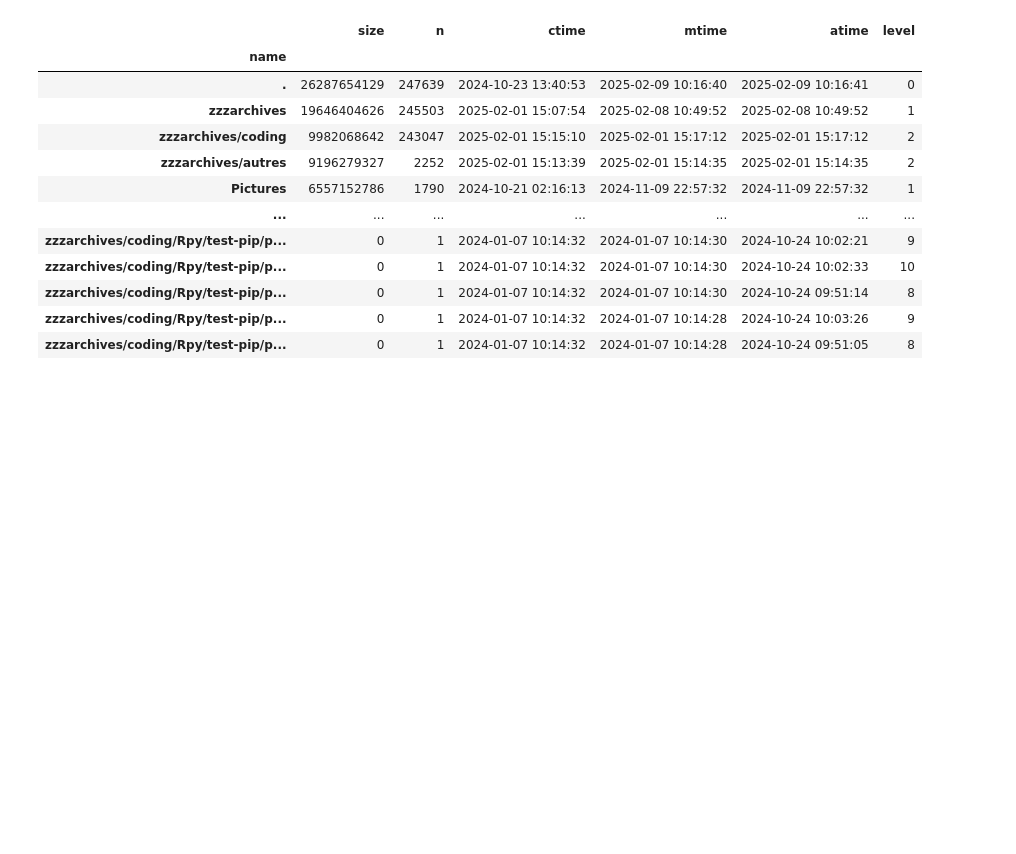
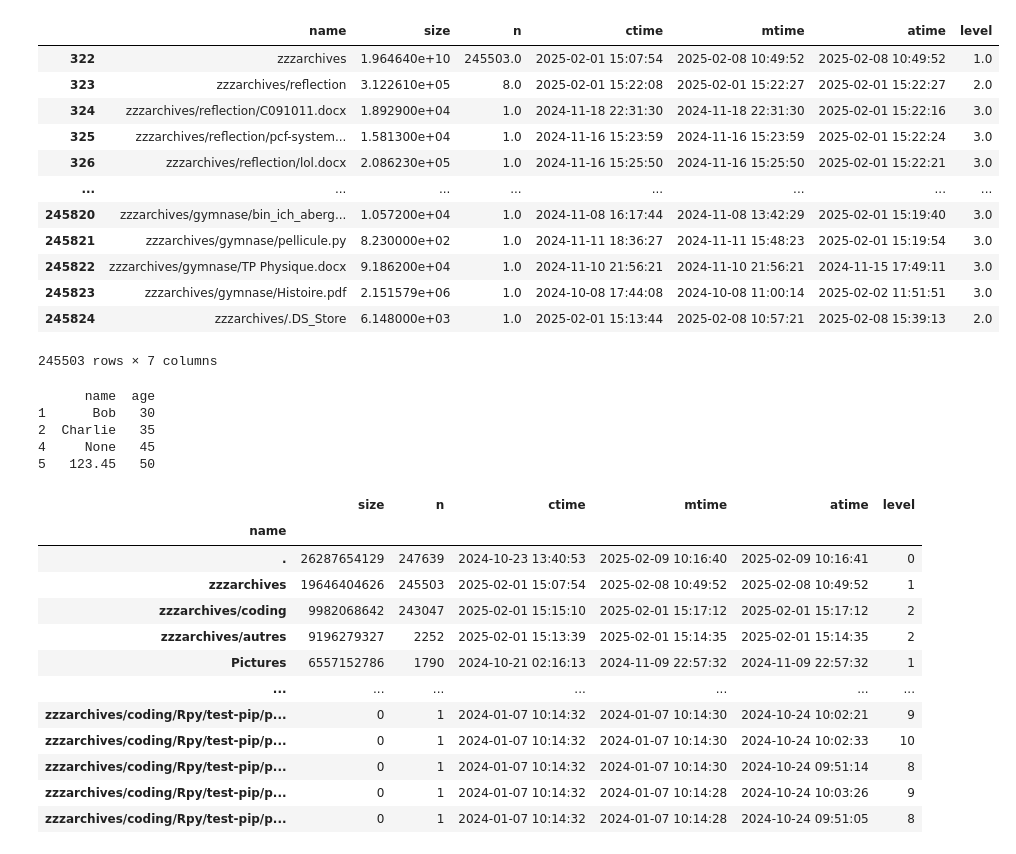
Before and after one commit to RadoTheProgrammer/files-db, a Jupyter notebook: main.ipynb, the cells around one changed output. Cells and saved outputs as stored; diff of their text form; code cells hidden in the pictures; blank space fills up the shorter version.

```diff
--- a/main.ipynb
+++ b/main.ipynb
@@ -3,6 +16,7 @@ from main import FilesDatabase
 import pandas as pd
 # %%
 #FILE="/Users/alain/Library/CloudStorage/OneDrive-EducationVaud"
-db = FilesDatabase.create("/Users/alain/Library/CloudStorage/OneDrive-EducationVaud")
-
+#db = FilesDatabase.create("/Users/alain/Library/CloudStorage/OneDrive-EducationVaud")
+#db = main.create("C:\\Users\\rrrad\\OneDrive - Education Vaud")
+db = pd.read_csv("db-all.csv")
 # first file I created: zzzarchives/coding/Rpy-mc/BonjourMondeDeMinecraft.py in 2020-06-20 17:07:44
@@ -9,3 +48,42 @@ db = FilesDatabase.create("/Users/alain/Library/CloudStorage/OneDrive-EducationV
+# %%
+db[db["name"].str.startswith("zzzarchives", na=False)]
+# %% [output]
+|  | name | size | n | ctime | mtime | atime | level |
+| 322 | zzzarchives | 1.964640e+10 | 245503.0 | 2025-02-01 15:07:54 | 2025-02-08 10:49:52 | 2025-02-08 10:49:52 | 1.0 |
+| 323 | zzzarchives/reflection | 3.122610e+05 | 8.0 | 2025-02-01 15:22:08 | 2025-02-01 15:22:27 | 2025-02-01 15:22:27 | 2.0 |
+| 324 | zzzarchives/reflection/C091011.docx | 1.892900e+04 | 1.0 | 2024-11-18 22:31:30 | 2024-11-18 22:31:30 | 2025-02-01 15:22:16 | 3.0 |
+| 325 | zzzarchives/reflection/pcf-system... | 1.581300e+04 | 1.0 | 2024-11-16 15:23:59 | 2024-11-16 15:23:59 | 2025-02-01 15:22:24 | 3.0 |
+| 326 | zzzarchives/reflection/lol.docx | 2.086230e+05 | 1.0 | 2024-11-16 15:25:50 | 2024-11-16 15:25:50 | 2025-02-01 15:22:21 | 3.0 |
+| ... | ... | ... | ... | ... | ... | ... | ... |
+| 245820 | zzzarchives/gymnase/bin_ich_aberg... | 1.057200e+04 | 1.0 | 2024-11-08 16:17:44 | 2024-11-08 13:42:29 | 2025-02-01 15:19:40 | 3.0 |
+| 245821 | zzzarchives/gymnase/pellicule.py | 8.230000e+02 | 1.0 | 2024-11-11 18:36:27 | 2024-11-11 15:48:23 | 2025-02-01 15:19:54 | 3.0 |
+| 245822 | zzzarchives/gymnase/TP Physique.docx | 9.186200e+04 | 1.0 | 2024-11-10 21:56:21 | 2024-11-10 21:56:21 | 2024-11-15 17:49:11 | 3.0 |
+| 245823 | zzzarchives/gymnase/Histoire.pdf | 2.151579e+06 | 1.0 | 2024-10-08 17:44:08 | 2024-10-08 11:00:14 | 2025-02-02 11:51:51 | 3.0 |
+| 245824 | zzzarchives/.DS_Store | 6.148000e+03 | 1.0 | 2025-02-01 15:13:44 | 2025-02-08 10:57:21 | 2025-02-08 15:39:13 | 2.0 |
+245503 rows × 7 columns
+# %%
+import pandas as pd
+
+# Example DataFrame with a float and NaN
+data = {'name': ['Alice', 'Bob', 'Charlie', 'Alex', None, 123.45],
+        'age': [25, 30, 35, 40, 45, 50]}
+
+df = pd.DataFrame(data)
+
+# Make sure 'name' is treated as string (convert any non-string to NaN)
+df['name'] = df['name'].astype(str)
+
+# Remove rows where 'name' starts with 'Al' (ignoring NaN and non-string)
+prefix = 'Al'
+df = df[~df['name'].str.startswith(prefix)]  # na=False to handle NaN values
+
+print(df)
+# %% [output]
+      name  age
+1      Bob   30
+2  Charlie   35
+4     None   45
+5   123.45   50
 # %%
 db=db[db.ctime>="2020-06-20 17:07:44"]
 # %%
```
Also changed, not shown: parts of 5 cells of this notebook.
